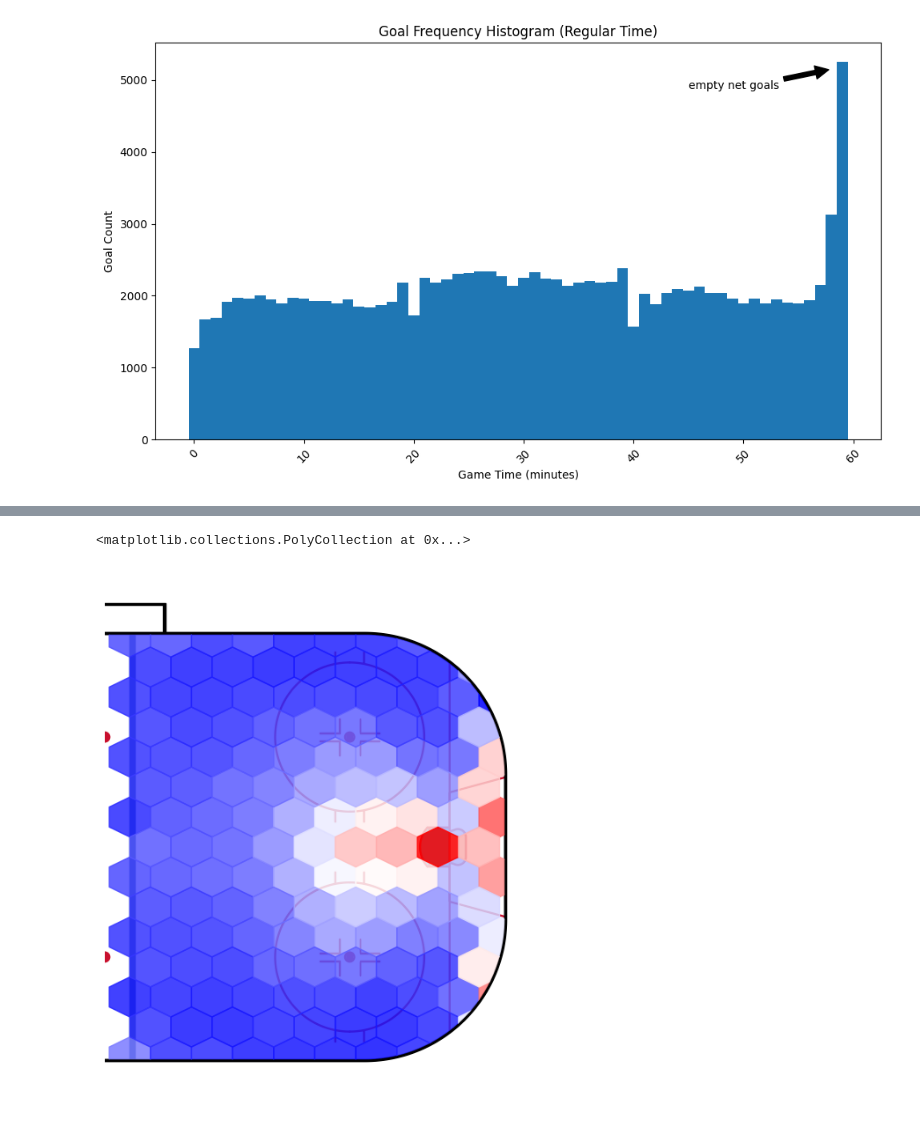
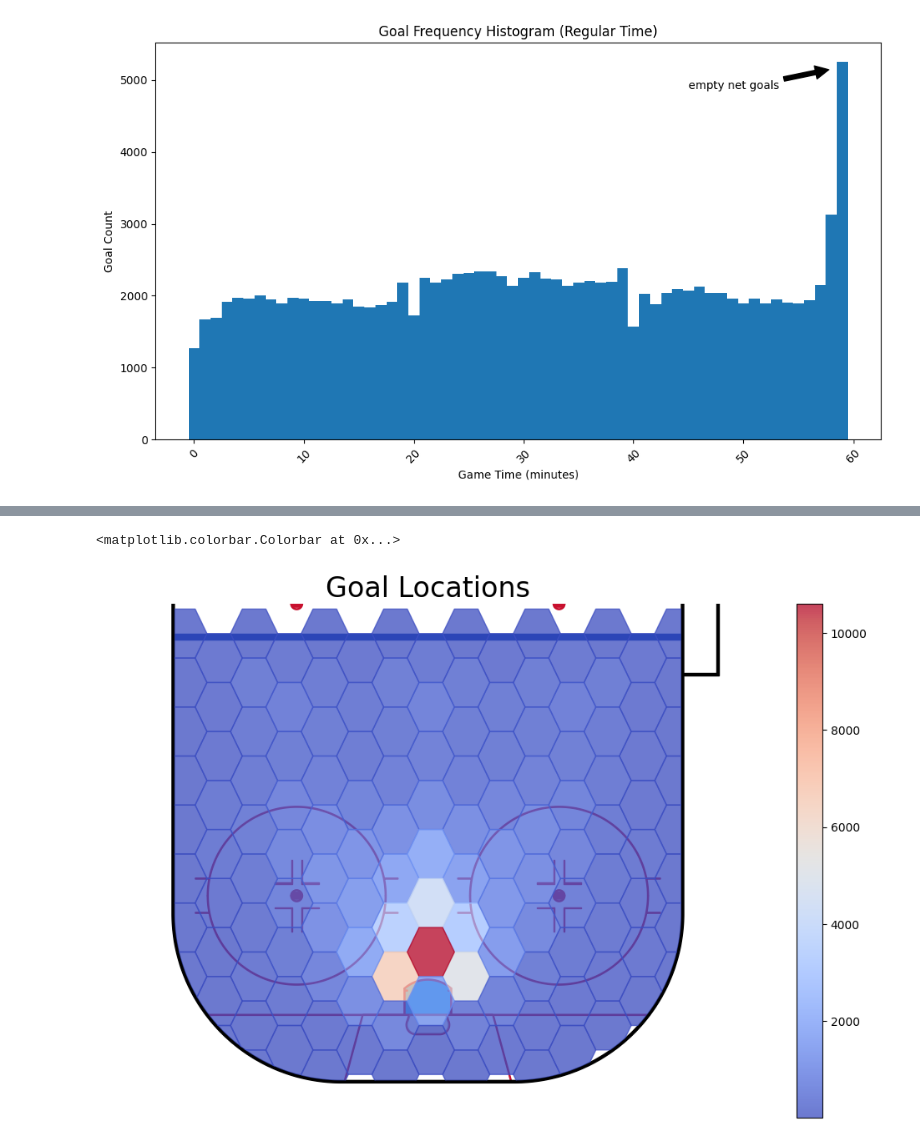
Before and after one commit to mattzirp/pucks_to_the_net, a Jupyter notebook: notebooks/baseline_analysis.ipynb, the cells around one changed output, grey strips where cells are left out. Cells and saved outputs as stored; diff of their text form; code cells hidden in the pictures.

Commit message:
Add dist/angle calcs, refine location visuals

```diff
--- a/notebooks/baseline_analysis.ipynb
+++ b/notebooks/baseline_analysis.ipynb
@@ -226,0 +307,10 @@ game_plays = game_plays[['xC', 'yC', 'goal']]
+# %%
+goals['distance'] = goals[['xC', 'yC']].apply(
+    lambda row: np.sqrt((row['xC'] - 89)**2 + row['yC']**2),
+    axis=1
+    )
+# Calculate shot angle column
+goals['angle'] = goals[['xC', 'yC']].apply(
+    lambda row: np.arctan(row['yC'] / (89 - row['xC'])) * (180 / np.pi),
+    axis=1
+    )
@@ -227,19 +339,23 @@ game_plays = game_plays[['xC', 'yC', 'goal']]
 # %%
 from sportypy.surfaces.hockey import NHLRink
+
 nhl = NHLRink()
 fig, ax = plt.subplots(1, 1, figsize=(14, 8))
-nhl.draw(ax, display_range="ozone")
-nhl.hexbin(
-    game_plays["xC"],
-    game_plays["yC"],
-    values = game_plays["goal"],
-    cmap = "bwr",
+nhl.draw(ax, display_range="ozone", rotation=270)
+hex = nhl.hexbin(
+    goals["xC"],
+    goals["yC"],
+    values = goals["goal"],
+    cmap = "coolwarm",
     ax = ax,
     plot_range="ozone",
     binsize = (8, 12),
-    zorder = 25,
-    alpha=0.85
+    zorder=30,
+    alpha=0.75
 )
+
+ax.set_title("Goal Locations", fontsize=24)
+plt.colorbar(hex, ax=ax)
 # %% [output]
-<matplotlib.collections.PolyCollection at 0x...>
+<matplotlib.colorbar.Colorbar at 0x...>
-[figure, old version]
+[figure, new version]
```
Also changed, not shown: parts of 15 cells of this notebook, 9 other files.
